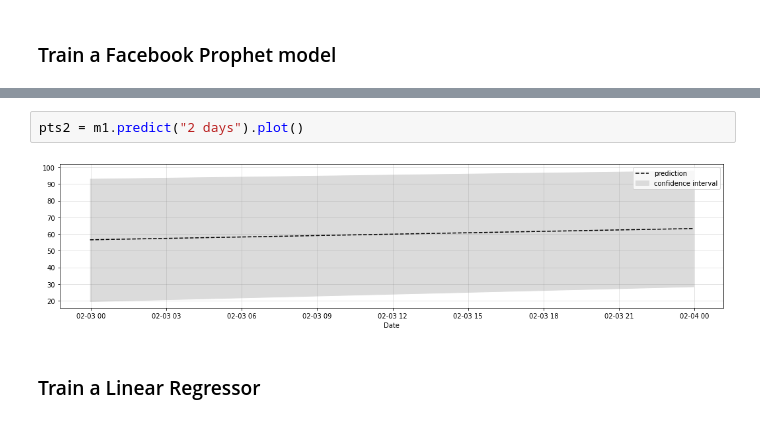
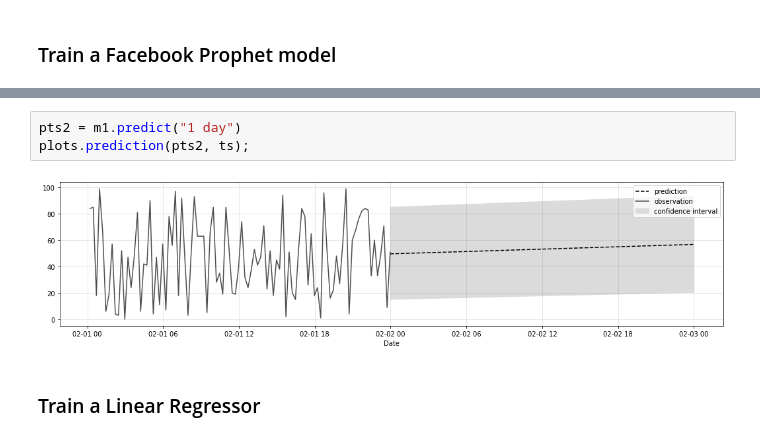
Before and after one commit to timeatlas-dev/timeatlas, a Jupyter notebook: notebooks/scrapbook.ipynb, the cells around one changed output, grey strips where cells are left out. Drawn from its saved outputs; the diff is of its cells as text.

```diff
--- a/notebooks/scrapbook.ipynb
+++ b/notebooks/scrapbook.ipynb
@@ -102,7 +103,8 @@ pts1 = m1.predict(ts).plot()
-# %%
-pts2 = m1.predict("2 days").plot()
-# %% [output]
-[figure, removed]
+# %%
+pts2 = m1.predict("1 day")
+plots.prediction(pts2, ts);
+# %% [output]
+[figure, added]
 # %% [markdown]
 ### Train a Linear Regressor
 # %%
```
Also changed, not shown: parts of 17 cells of this notebook.
